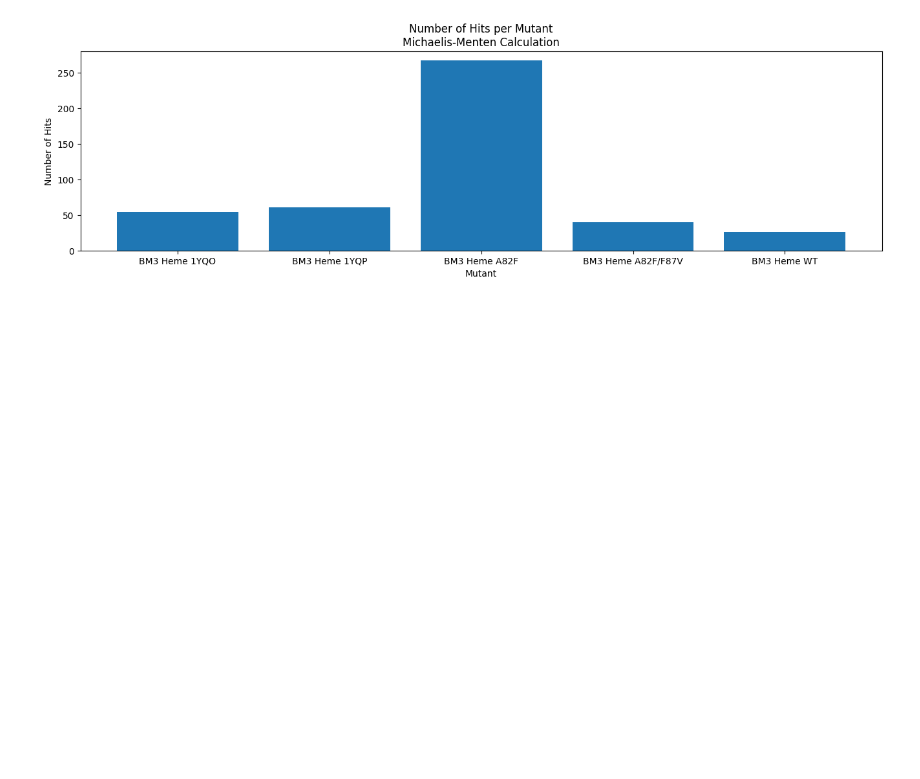
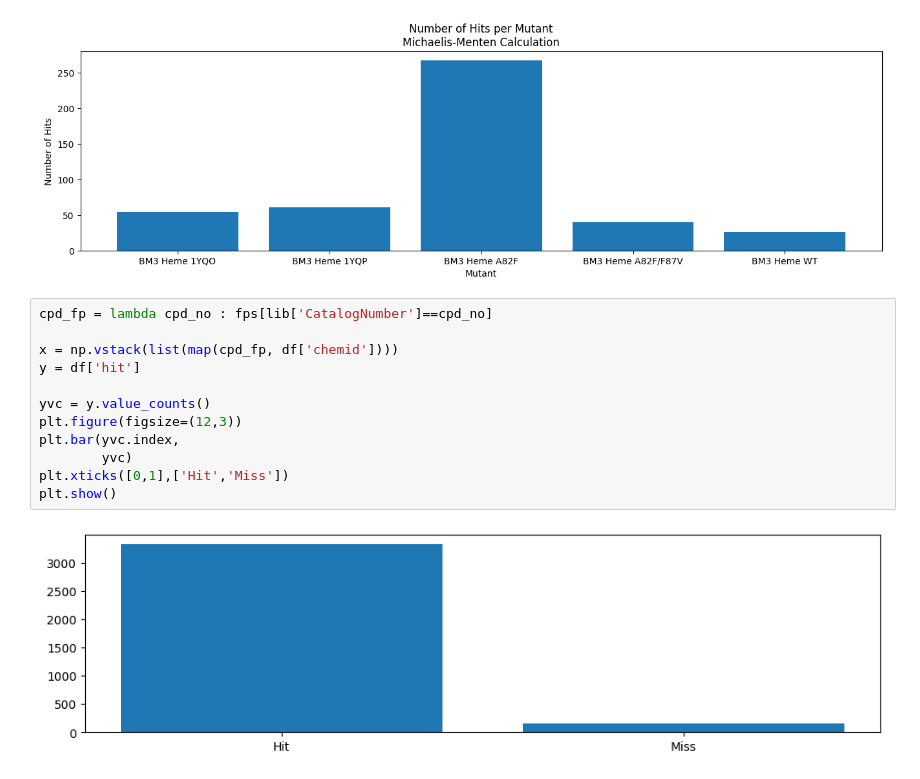
Before and after one commit to TrellixVulnTeam/screening-fist_OO2T, a Jupyter notebook: nb/screening-data.ipynb, the cells around one changed output. Cells and saved outputs as stored; diff of their text form; blank space fills up the shorter version.

```diff
--- a/nb/screening-data.ipynb
+++ b/nb/screening-data.ipynb
@@ -564,3 +548,17 @@ plt.savefig('img/hits-hist-km.png')
 plt.show()
 # %% [output]
 [figure]
+# %%
+cpd_fp = lambda cpd_no : fps[lib['CatalogNumber']==cpd_no]
+
+x = np.vstack(list(map(cpd_fp, df['chemid'])))
+y = df['hit']
+
+yvc = y.value_counts()
+plt.figure(figsize=(12,3))
+plt.bar(yvc.index,
+        yvc)
+plt.xticks([0,1],['Hit','Miss'])
+plt.show()
+# %% [output]
+[figure, added]
```
Also changed, not shown: parts of 24 cells of this notebook, 6 other files.
